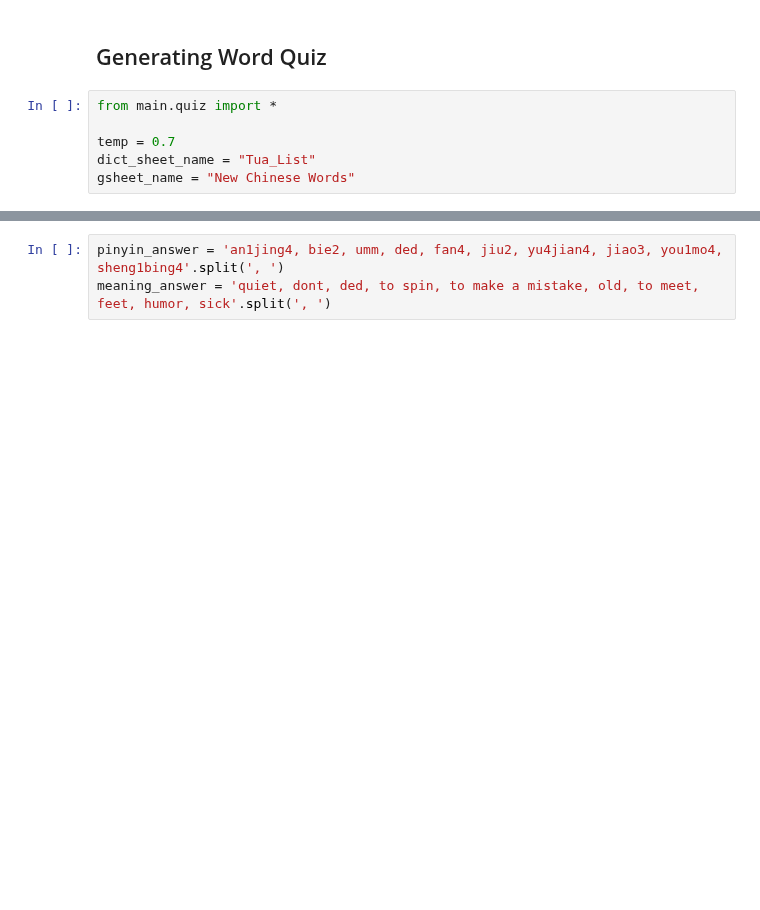
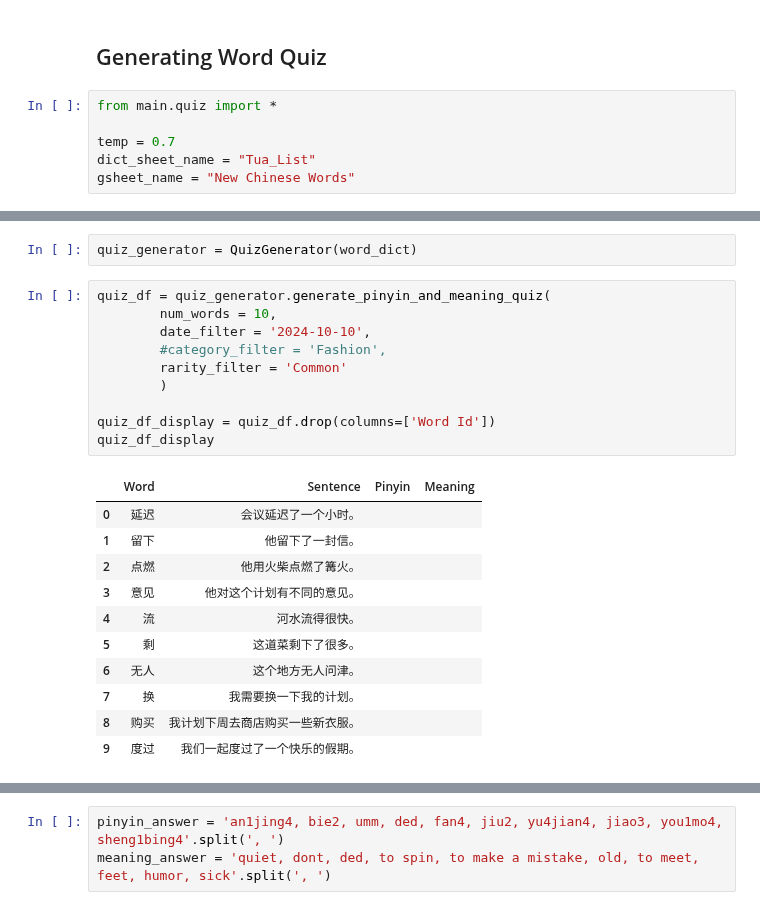
Before and after one commit to tuawong/GPT4LanguageLearning, a Jupyter notebook: GPT_ChineseQuiz.ipynb, the cells around one changed output, grey strips where cells are left out. Drawn from its saved outputs; the diff is of its cells as text; blank space fills up the shorter version.

```diff
--- a/GPT_ChineseQuiz.ipynb
+++ b/GPT_ChineseQuiz.ipynb
@@ -25,4 +313,28 @@ word_dict.head(2)
 |  | Word Id | Word | Pinyin | Pinyin Simplified | Type | Word Category | Word Rarity | Meaning | Sentence | ... |
 | 1 | 1 | 帮助 | bang1 zhu4 | bang1 zhu4 | Noun/Verb | Support | Common | Help/Assistance | 我可以帮助你学习中文 | ... |
 | 2 | 2 | 包裹 | bao1 guo3 | bao1 guo3 | Noun | Object | Common | Package | 他昨天收到了一个包裹。 | ... |
+# %%
+quiz_generator = QuizGenerator(word_dict)
+# %%
+quiz_df = quiz_generator.generate_pinyin_and_meaning_quiz(
+        num_words = 10,
+        date_filter = '2024-10-10',
+        #category_filter = 'Fashion',
+        rarity_filter = 'Common'
+        )
+
+quiz_df_display = quiz_df.drop(columns=['Word Id'])
+quiz_df_display
+# %% [output]
+|  | Word | Sentence | Pinyin | Meaning |
+| 0 | 延迟 | 会议延迟了一个小时。 |  |  |
+| 1 | 留下 | 他留下了一封信。 |  |  |
+| 2 | 点燃 | 他用火柴点燃了篝火。 |  |  |
+| 3 | 意见 | 他对这个计划有不同的意见。 |  |  |
+| 4 | 流 | 河水流得很快。 |  |  |
+| 5 | 剩 | 这道菜剩下了很多。 |  |  |
+| 6 | 无人 | 这个地方无人问津。 |  |  |
+| 7 | 换 | 我需要换一下我的计划。 |  |  |
+| 8 | 购买 | 我计划下周去商店购买一些新衣服。 |  |  |
+| 9 | 度过 | 我们一起度过了一个快乐的假期。 |  |  |
 # %%
```
Also changed, not shown: parts of 7 cells of this notebook, 2 other files.
